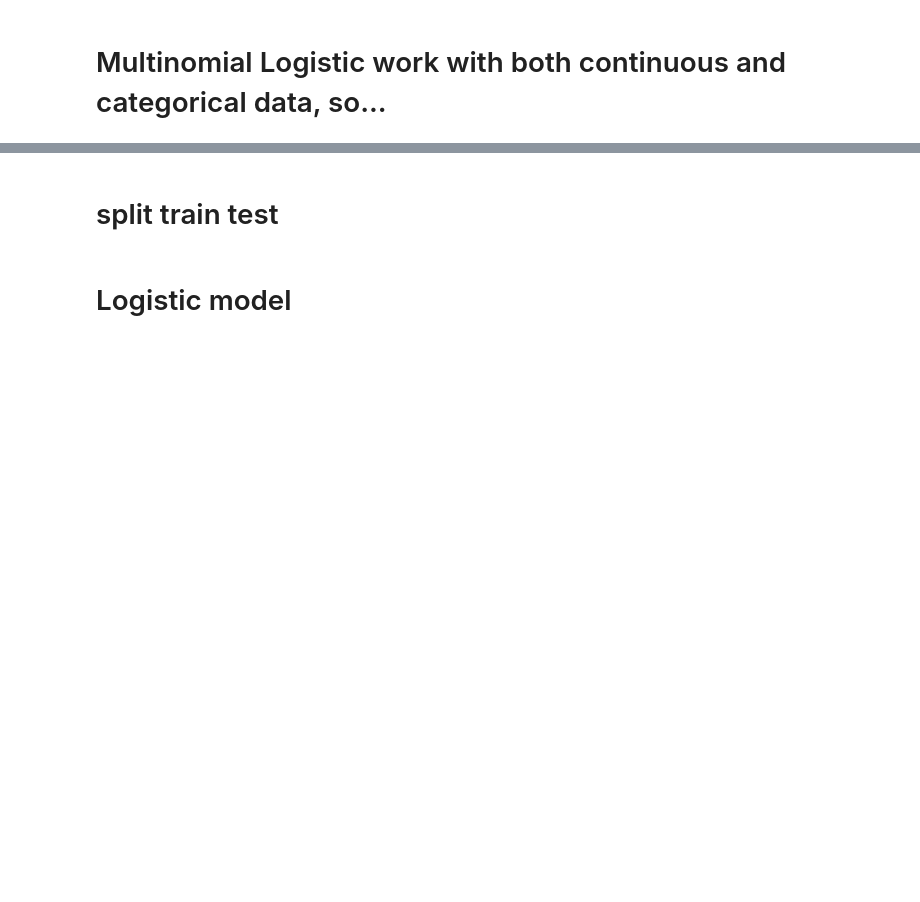
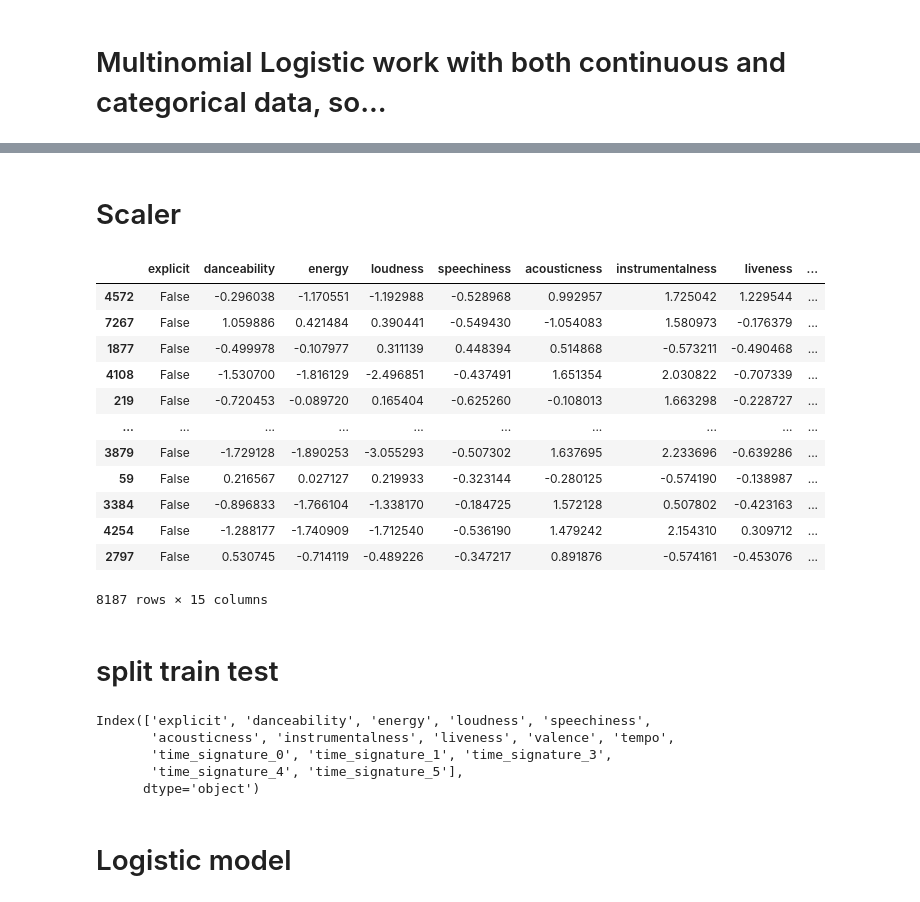
Before and after one commit to anbit192/spotify-genre-trending, a Jupyter notebook: notebooks/multinomial-logistic.ipynb, the cells around one changed output, grey strips where cells are left out. Saved outputs shown, nothing was run; the diff lists cells and outputs as text; code cells hidden in the pictures; blank space fills up the shorter version.

Commit message:
scale data

```diff
--- a/notebooks/multinomial-logistic.ipynb
+++ b/notebooks/multinomial-logistic.ipynb
@@ -85,6 +85,28 @@ X_encoded
 8187 rows × 15 columns
 # %%
 y = df["genre"]
+# %% [markdown]
+# Scaler
+# %%
+continuous_cols = ['danceability', "energy", "loudness", "speechiness", "acousticness", "instrumentalness", "liveness", "valence"]
+scaler = StandardScaler()
+X_encoded[continuous_cols] = scaler.fit_transform(X_encoded[continuous_cols])
+# %%
+X_encoded
+# %% [output]
+|  | explicit | danceability | energy | loudness | speechiness | acousticness | instrumentalness | liveness | ... |
+| 4572 | False | -0.296038 | -1.170551 | -1.192988 | -0.528968 | 0.992957 | 1.725042 | 1.229544 | ... |
+| 7267 | False | 1.059886 | 0.421484 | 0.390441 | -0.549430 | -1.054083 | 1.580973 | -0.176379 | ... |
+| 1877 | False | -0.499978 | -0.107977 | 0.311139 | 0.448394 | 0.514868 | -0.573211 | -0.490468 | ... |
+| 4108 | False | -1.530700 | -1.816129 | -2.496851 | -0.437491 | 1.651354 | 2.030822 | -0.707339 | ... |
+| 219 | False | -0.720453 | -0.089720 | 0.165404 | -0.625260 | -0.108013 | 1.663298 | -0.228727 | ... |
+| ... | ... | ... | ... | ... | ... | ... | ... | ... | ... |
+| 3879 | False | -1.729128 | -1.890253 | -3.055293 | -0.507302 | 1.637695 | 2.233696 | -0.639286 | ... |
+| 59 | False | 0.216567 | 0.027127 | 0.219933 | -0.323144 | -0.280125 | -0.574190 | -0.138987 | ... |
+| 3384 | False | -0.896833 | -1.766104 | -1.338170 | -0.184725 | 1.572128 | 0.507802 | -0.423163 | ... |
+| 4254 | False | -1.288177 | -1.740909 | -1.712540 | -0.536190 | 1.479242 | 2.154310 | 0.309712 | ... |
+| 2797 | False | 0.530745 | -0.714119 | -0.489226 | -0.347217 | 0.891876 | -0.574161 | -0.453076 | ... |
+8187 rows × 15 columns
 # %% [markdown]
 # split train test
 # %%
@@ -92,3 +114,11 @@ X_train, X_test, y_train, y_test = train_test_split(X, y, test_size=0.25, strati
+# %%
+X_train.columns
+# %% [output]
+Index(['explicit', 'danceability', 'energy', 'loudness', 'speechiness',
+       'acousticness', 'instrumentalness', 'liveness', 'valence', 'tempo',
+       'time_signature_0', 'time_signature_1', 'time_signature_3',
+       'time_signature_4', 'time_signature_5'],
+      dtype='object')
 # %% [markdown]
 # Logistic model
 # %%
```
Also changed, not shown: parts of 6 cells of this notebook.
